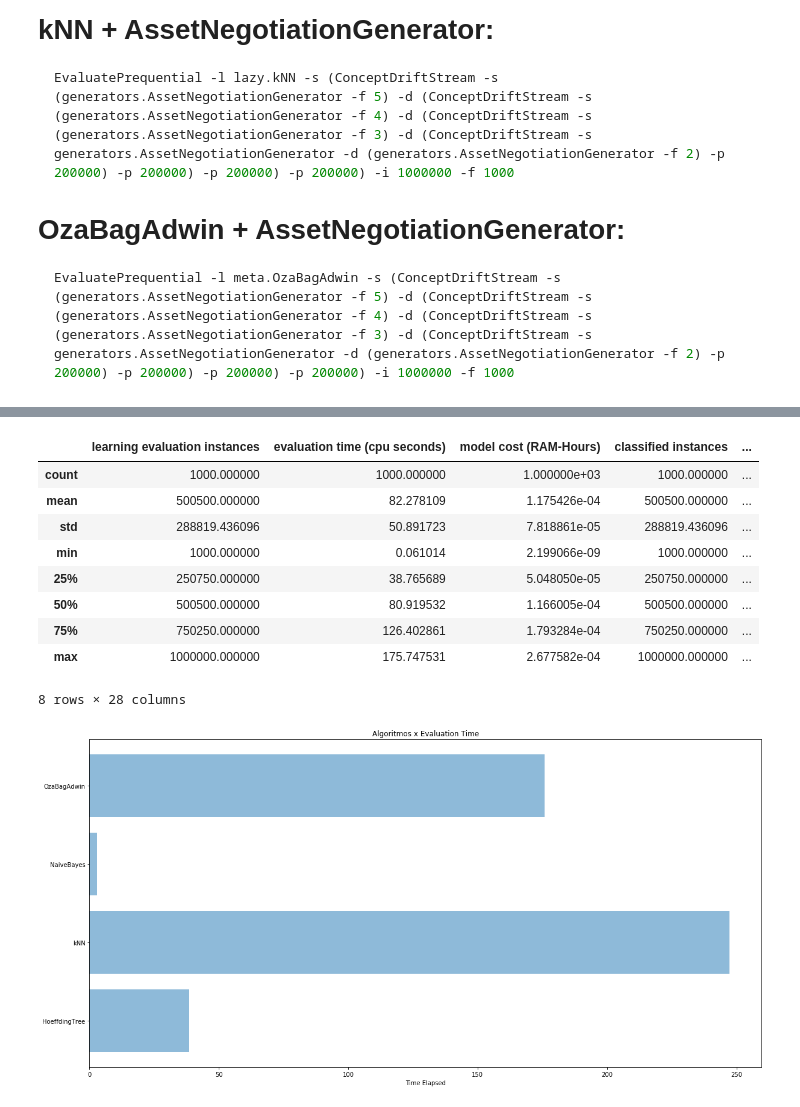
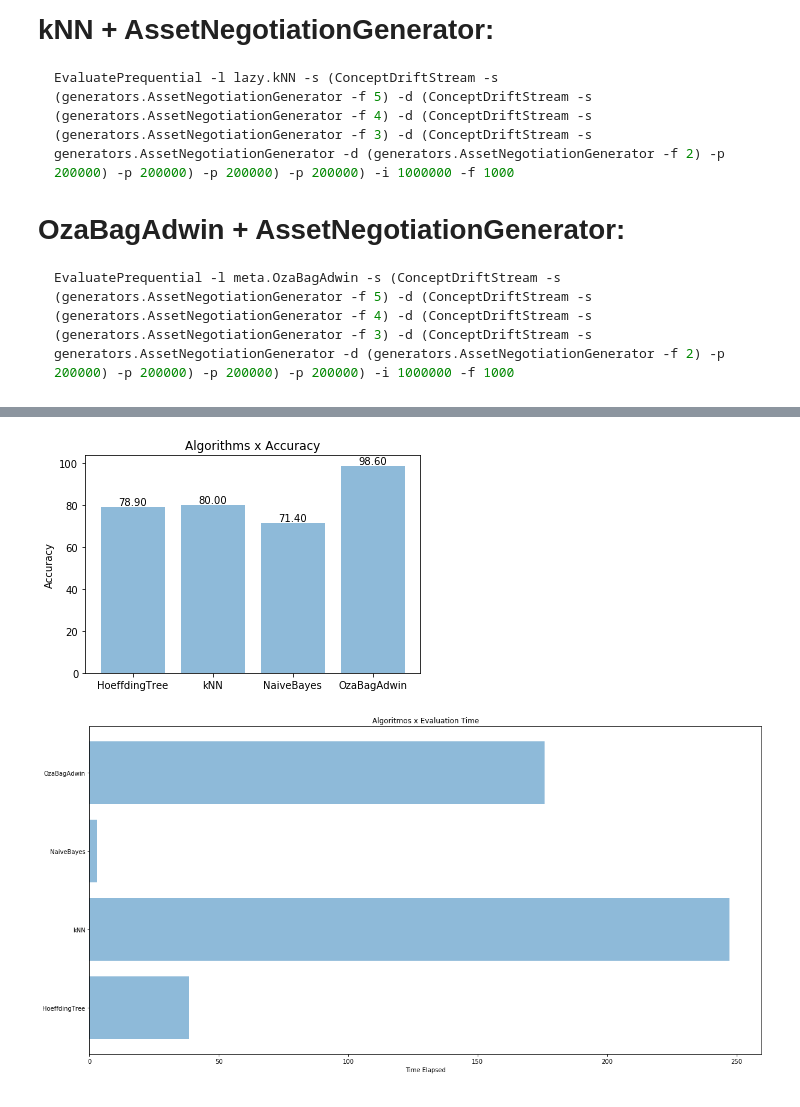
Before and after one commit to Oracy/MOA, a Jupyter notebook: Notebook/Trabalho_Jean.ipynb, the cells around one changed output, grey strips where cells are left out. Cells and saved outputs as stored; diff of their text form; code cells hidden in the pictures.

```diff
--- a/Notebook/Trabalho_Jean.ipynb
+++ b/Notebook/Trabalho_Jean.ipynb
@@ -121,13 +84,0 @@ df_kNN_Agrawal.describe()
-# %%
-df_Oza_Agrawal.describe()
-# %% [output]
-|  | learning evaluation instances | evaluation time (cpu seconds) | model cost (RAM-Hours) | classified instances | ... |
-| count | 1000.000000 | 1000.000000 | 1.000000e+03 | 1000.000000 | ... |
-| mean | 500500.000000 | 82.278109 | 1.175426e-04 | 500500.000000 | ... |
-| std | 288819.436096 | 50.891723 | 7.818861e-05 | 288819.436096 | ... |
-| min | 1000.000000 | 0.061014 | 2.199066e-09 | 1000.000000 | ... |
-| 25% | 250750.000000 | 38.765689 | 5.048050e-05 | 250750.000000 | ... |
-| 50% | 500500.000000 | 80.919532 | 1.166005e-04 | 500500.000000 | ... |
-| 75% | 750250.000000 | 126.402861 | 1.793284e-04 | 750250.000000 | ... |
-| max | 1000000.000000 | 175.747531 | 2.677582e-04 | 1000000.000000 | ... |
-8 rows × 28 columns
@@ -134 +93,29 @@ df_Oza_Agrawal.describe()
+# %%
+# Plotando o gráfico de acertos AgrawalGenerator com seus classificadores.
+performance = (df_Hoeffding_Agrawal['classifications correct (percent)'].max(), df_kNN_Agrawal['classifications correct (percent)'].max(), df_Naive_Agrawal['classifications correct (percent)'].max(), df_Oza_Agrawal['classifications correct (percent)'].max())
+objects = ('HoeffdingTree', 'kNN', 'NaiveBayes', 'OzaBagAdwin')
+y_pos = np.arange(len(objects))
+
+# plt.figure(figsize=(20,10))
+plt.xticks(y_pos, objects)
+plt.ylabel('Accuracy')
+plt.title('Algorithms x Accuracy')
+
+rects1 = plt.bar(y_pos, performance, align='center', alpha=0.5)
+
+def autolabel(rects):
+    """
+    Attach a text label above each bar displaying its height
+    """
+    for rect in rects:
+        height = rect.get_height()
+        plt.text(rect.get_x() + rect.get_width()/2., height,
+                '%.2f' % float(height),
+                ha='center', va='bottom')
+
+autolabel(rects1)
+
+plt.show()
+# %% [output]
+[figure, added]
 # %%
```
Also changed, not shown: parts of 34 cells of this notebook, 1 other file.
